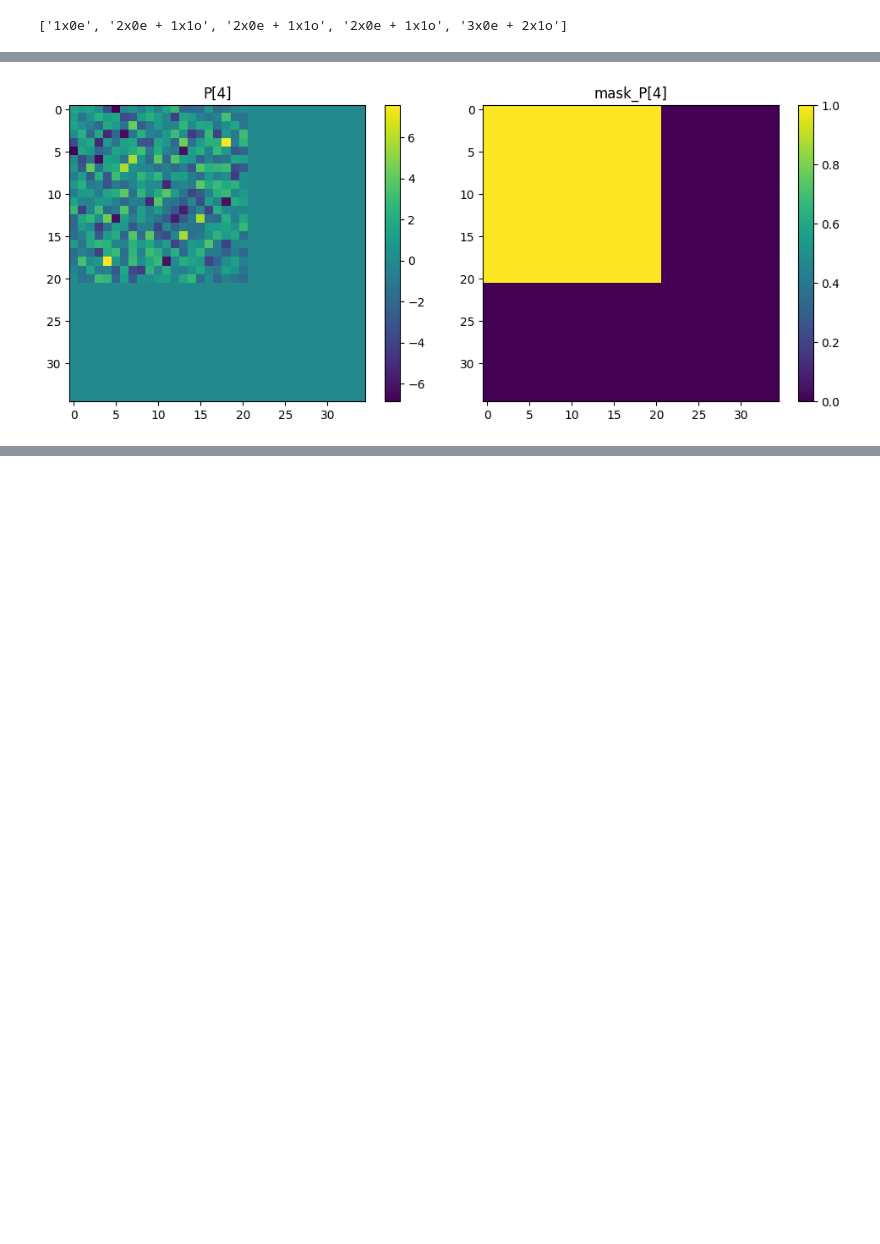
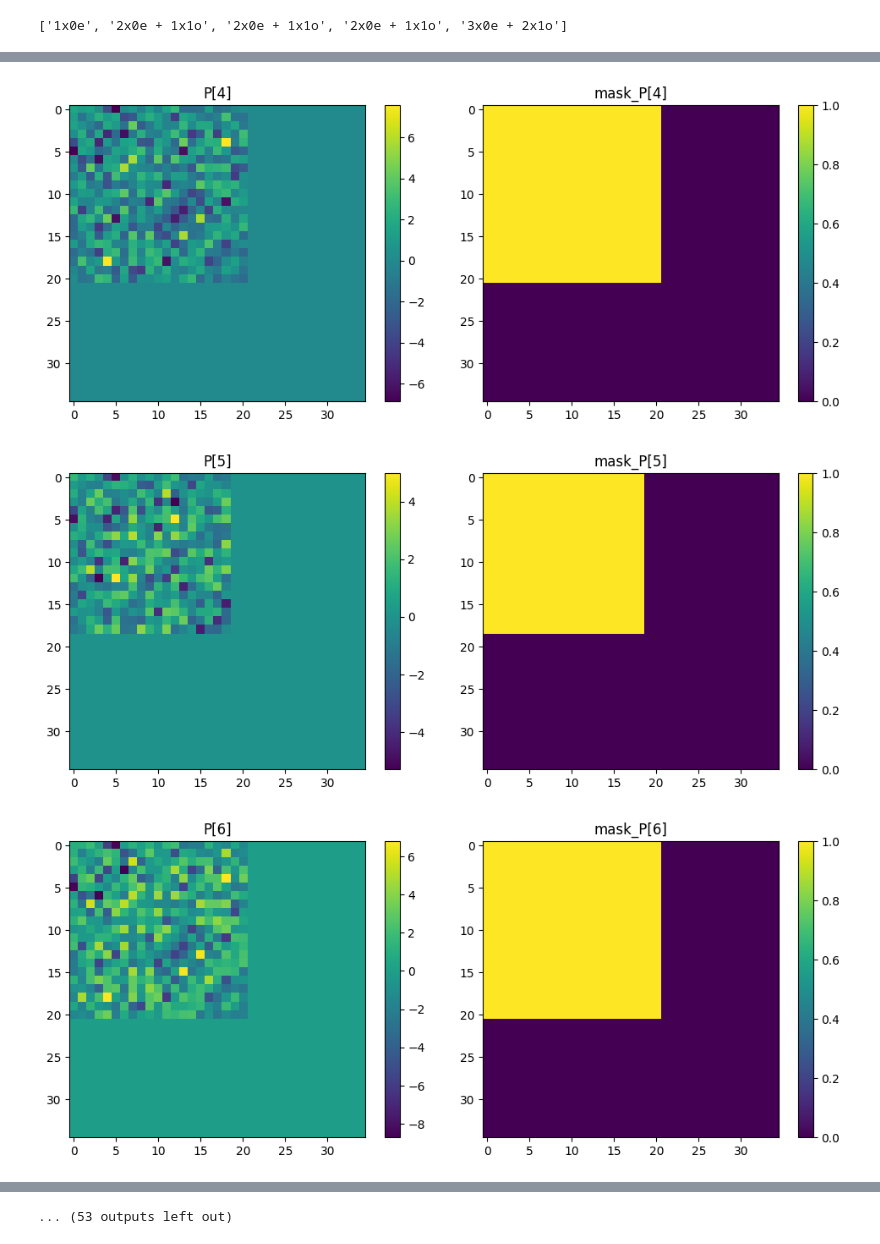
Before and after one commit to LukaMucko/nequix, a Jupyter notebook: test.ipynb, the cells around one changed output, grey strips where cells are left out. Cells and saved outputs as stored; diff of their text form; code cells hidden in the pictures; blank space fills up the shorter version.

```diff
--- a/test.ipynb
+++ b/test.ipynb
@@ -19,6 +16,9 @@ species = [1, 6, 7, 8, 16]
 atomic_indices = atomic_numbers_to_indices(species)
 # %%
 ds = load_dataset('QM7', 'data')
+for i in ds:
+    i.set_cell(np.eye(3))
+extxyz.write_extxyz('data/QM7.extxyz', ds)
 # %% [output]
 [interactive output not drawn]
 [interactive output not drawn]
@@ -32,7 +32,7 @@ Atoms(symbols='C7H16', pbc=False)
 # %% [output]
 51
 # %%
-graph_ds = Dataset('data/QM7.extxyz', atomic_indices, 'data')
+graph_ds = Dataset('data/QM7.extxyz', atomic_indices)
 dl = DataLoader(graph_ds, 23, 490, 15, 210, 64)
 # %%
 a = next(iter(dl))
@@ -76,19 +78,21 @@ P, mask_P, G_mask = model(batch)
 # %%
 import matplotlib.pyplot as plt
 
-for i in range(5):
+for i in range(len(P)):
     fig, axs = plt.subplots(1, 2, figsize=(10, 4))
     im0 = axs[0].imshow(P[i])
     axs[0].set_title(f"P[{i}]")
     plt.colorbar(im0, ax=axs[0])
     im1 = axs[1].imshow(mask_P[i])
     axs[1].set_title(f"mask_P[{i}]")
     plt.colorbar(im1, ax=axs[1])
     plt.tight_layout()
     plt.show()
 # %% [output]
 [figure]
 [figure]
 [figure]
 [figure]
 [figure]
+[figure, added]
+[figure, added]
@@ -94,0 +104 @@ for i in range(5):
+... (53 outputs left out)
```
Also changed, not shown: parts of 4 cells of this notebook, 6 other files.
